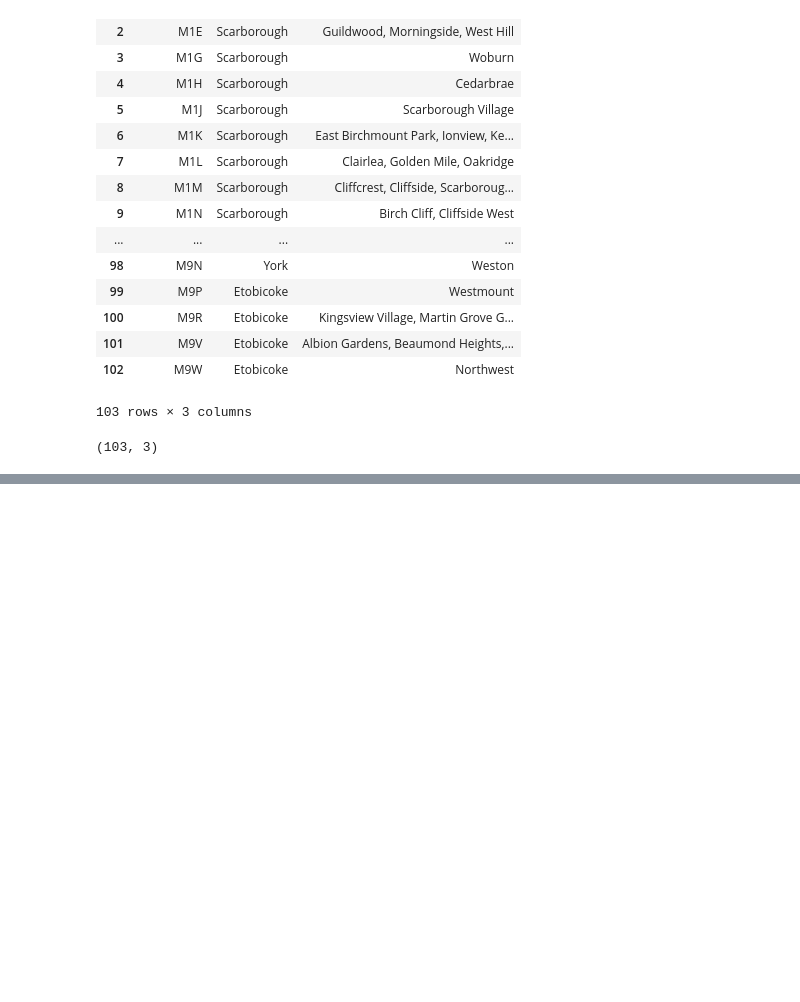
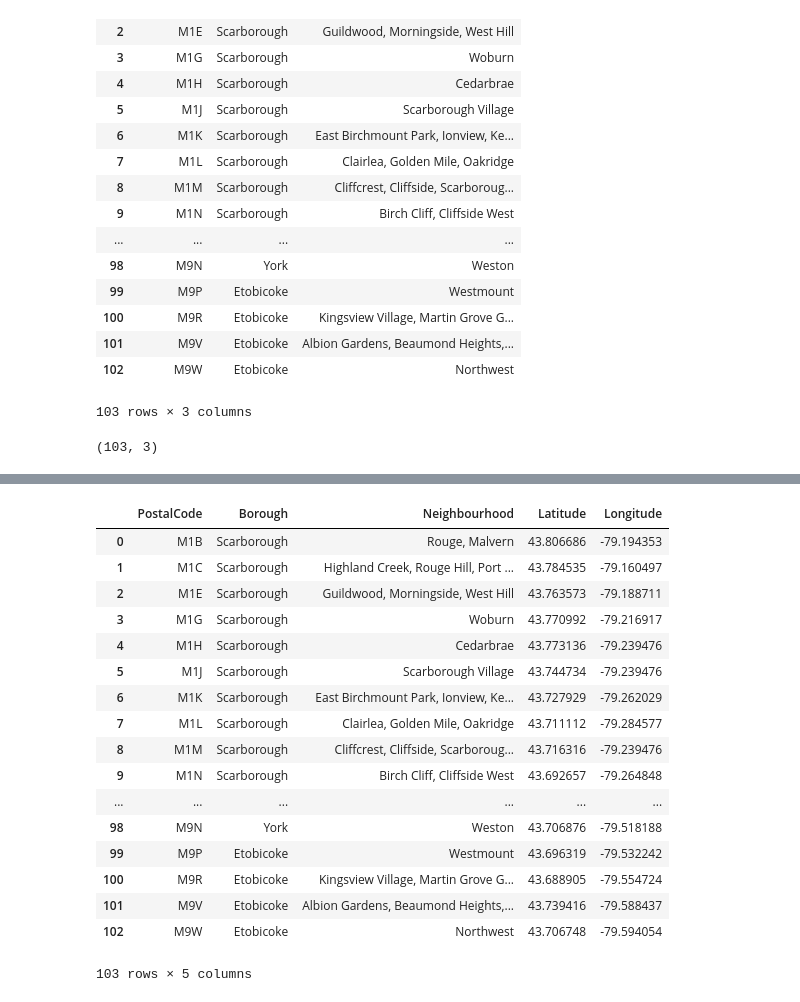
Before and after one commit to JorgeCupiV/Coursera_Capstone, a Jupyter notebook: Toronto segmentation.ipynb, the cells around one changed output, grey strips where cells are left out. Saved outputs shown, nothing was run; the diff lists cells and outputs as text; code cells hidden in the pictures; blank space fills up the shorter version.

Commit message:
Added Latitude and Longitude for each postal code

```diff
--- a/Toronto segmentation.ipynb
+++ b/Toronto segmentation.ipynb
@@ -70,0 +68,3 @@ df
+# %%
+df = df.loc[df['Borough'] != 'Not assigned']
+df
@@ -128,0 +150,4 @@ print(df.shape)
+# %%
+coordinates_df = pd.read_csv('https://cocl.us/Geospatial_data')
+print(coordinates_df.shape)
+coordinates_df.head()
@@ -128,0 +162,23 @@ print(df.shape)
+# %%
+df['Latitude'] = coordinates_df['Latitude']
+df['Longitude'] = coordinates_df['Longitude']
+df
+# %% [output]
+|  | PostalCode | Borough | Neighbourhood | Latitude | Longitude |
+| 0 | M1B | Scarborough | Rouge, Malvern | 43.806686 | -79.194353 |
+| 1 | M1C | Scarborough | Highland Creek, Rouge Hill, Port ... | 43.784535 | -79.160497 |
+| 2 | M1E | Scarborough | Guildwood, Morningside, West Hill | 43.763573 | -79.188711 |
+| 3 | M1G | Scarborough | Woburn | 43.770992 | -79.216917 |
+| 4 | M1H | Scarborough | Cedarbrae | 43.773136 | -79.239476 |
+| 5 | M1J | Scarborough | Scarborough Village | 43.744734 | -79.239476 |
+| 6 | M1K | Scarborough | East Birchmount Park, Ionview, Ke... | 43.727929 | -79.262029 |
+| 7 | M1L | Scarborough | Clairlea, Golden Mile, Oakridge | 43.711112 | -79.284577 |
+| 8 | M1M | Scarborough | Cliffcrest, Cliffside, Scarboroug... | 43.716316 | -79.239476 |
+| 9 | M1N | Scarborough | Birch Cliff, Cliffside West | 43.692657 | -79.264848 |
+| ... | ... | ... | ... | ... | ... |
+| 98 | M9N | York | Weston | 43.706876 | -79.518188 |
+| 99 | M9P | Etobicoke | Westmount | 43.696319 | -79.532242 |
+| 100 | M9R | Etobicoke | Kingsview Village, Martin Grove G... | 43.688905 | -79.554724 |
+| 101 | M9V | Etobicoke | Albion Gardens, Beaumond Heights,... | 43.739416 | -79.588437 |
+| 102 | M9W | Etobicoke | Northwest | 43.706748 | -79.594054 |
+103 rows × 5 columns
```
Also changed, not shown: parts of 5 cells of this notebook.
